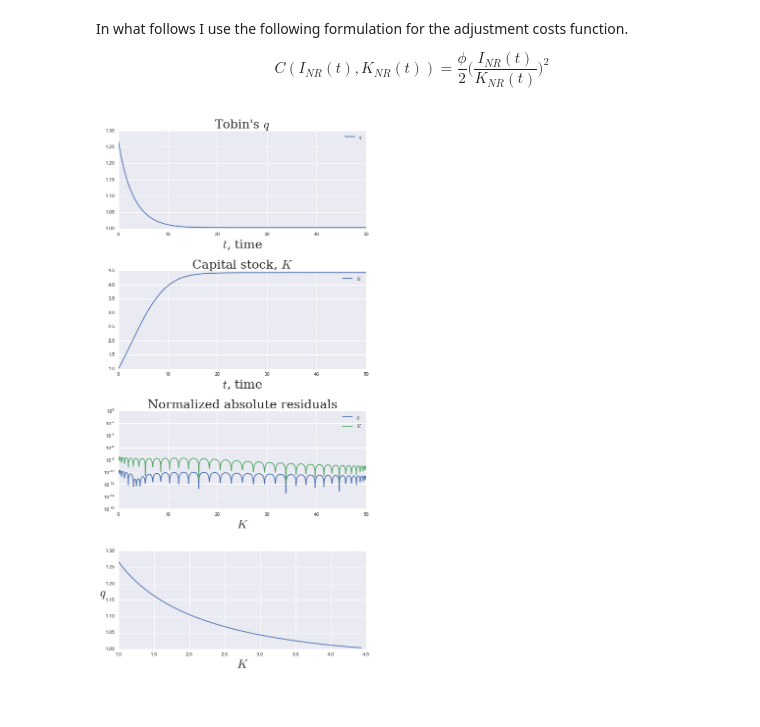
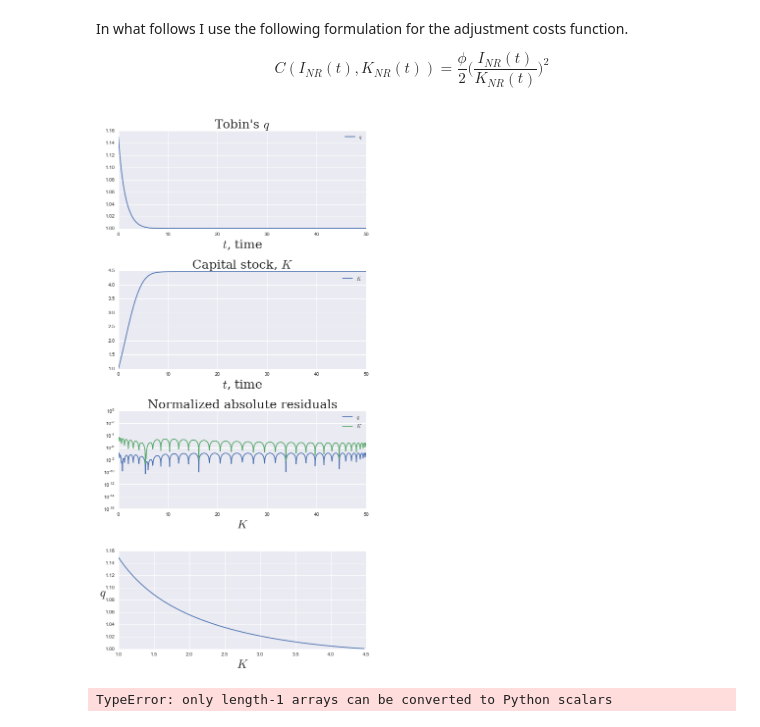
Before and after one commit to chekaru/Transitions, a Jupyter notebook: continuous-time-version.ipynb, the cells around one changed output. Saved outputs shown, nothing was run; the diff lists cells and outputs as text; code cells hidden in the pictures.

```diff
--- a/continuous-time-version.ipynb
+++ b/continuous-time-version.ipynb
@@ -173,8 +210,8 @@ def equation_motion_capital(t, q, K, delta, **params):
     return K_dot
 # %%
 def investment_adjustment_costs_model(t, q, K, **params):
-    rhs = [equation_motion_q(t, q, K, **params),
-           equation_motion_capital(t, q, K, **params)]
+    rhs = [NonRenewableEnergySector.equation_motion_q(t, q, K, **params),
+           NonRenewableEnergySector.equation_motion_capital(t, q, K, **params)]
     return rhs
 # %%
 def steady_state_q(delta, phi, **params):
@@ -185,7 +222,7 @@ def steady_state_q(delta, phi, **params):
 def steady_state_capital(**params):
     """Steady state capital is indeterminate with constant returns to scale."""
     q_ss = steady_state_q(**params)
-    F = lambda K: equation_motion_q(np.inf, q_ss, K, **params)
+    F = lambda K: NonRenewableEnergySector.equation_motion_q(np.inf, q_ss, K, **params)
     kss, full_results = optimize.brentq(F, 1e-15, 1e15, full_output=True, disp=True)
     return kss if full_results.converged else full_results
 # %% [markdown]
@@ -218,12 +255,12 @@ def initial_mesh(t, T, num, problem):
 
     return ts, qs, Ks
 # %%
-def solve_model(A=1, K0=1, alpha=0.55, beta=0.33, capital_price=1.0, delta=0.04,
-                energy_price=1.0, fossil_fuel_price=0.85, phi=0.2, r=0.09, sigma=1.0):
+def solve_model(tfp=1, K0=1, alpha=0.33, beta=0.55, capital_price=1.0, delta=0.04,
+                energy_price=1.0, fossil_fuel_price=0.85, phi=0.2, r=0.09):
 
-    params = {'A': A, 'K0': K0, 'alpha': alpha, 'beta': beta, 'capital_price': capital_price,
+    params = {'tfp': tfp, 'K0': K0, 'alpha': alpha, 'beta': beta, 'capital_price': capital_price,
               'delta': delta, 'energy_price': energy_price, 'fossil_fuel_price': fossil_fuel_price,
-              'phi': phi, 'r': r, 'sigma': sigma}
+              'phi': phi, 'r': r, 'gamma': alpha + beta, 'sigma': 1}
 
     bvp = pycollocation.problems.TwoPointBVP(bcs_lower=initial_condition,
                                              bcs_upper=terminal_condition,
@@ -280,7 +317,7 @@ def solve_model(A=1, K0=1, alpha=0.55, beta=0.33, capital_price=1.0, delta=0.04,
 
     plt.show()
 # %%
-w = interactive(solve_model, alpha=(0, 1, 0.01), beta=(0, 1, 0.01), phi=(0.0, 10.0, 0.1), r=(0.0, 1.0, 0.01))
+w = interactive(solve_model, alpha=(0, 1, 0.01), beta=(0, 1, 0.01), phi=(0.0, 10.0, 0.01), r=(0.0, 1.0, 0.01))
 display(w)
 # %% [output]
-[figure, old version]
+[figure, new version]
@@ -286,0 +328,5 @@ display(w)
+# %%
+f = lambda x, param: x**2 - param
+optimize.brentq(f, 0, 2, args=(np.array([1, 2, 3, 4]),))
+# %% [output]
+TypeError: only length-1 arrays can be converted to Python scalars
```
Also changed, not shown: parts of 10 cells of this notebook, 4 other files.
